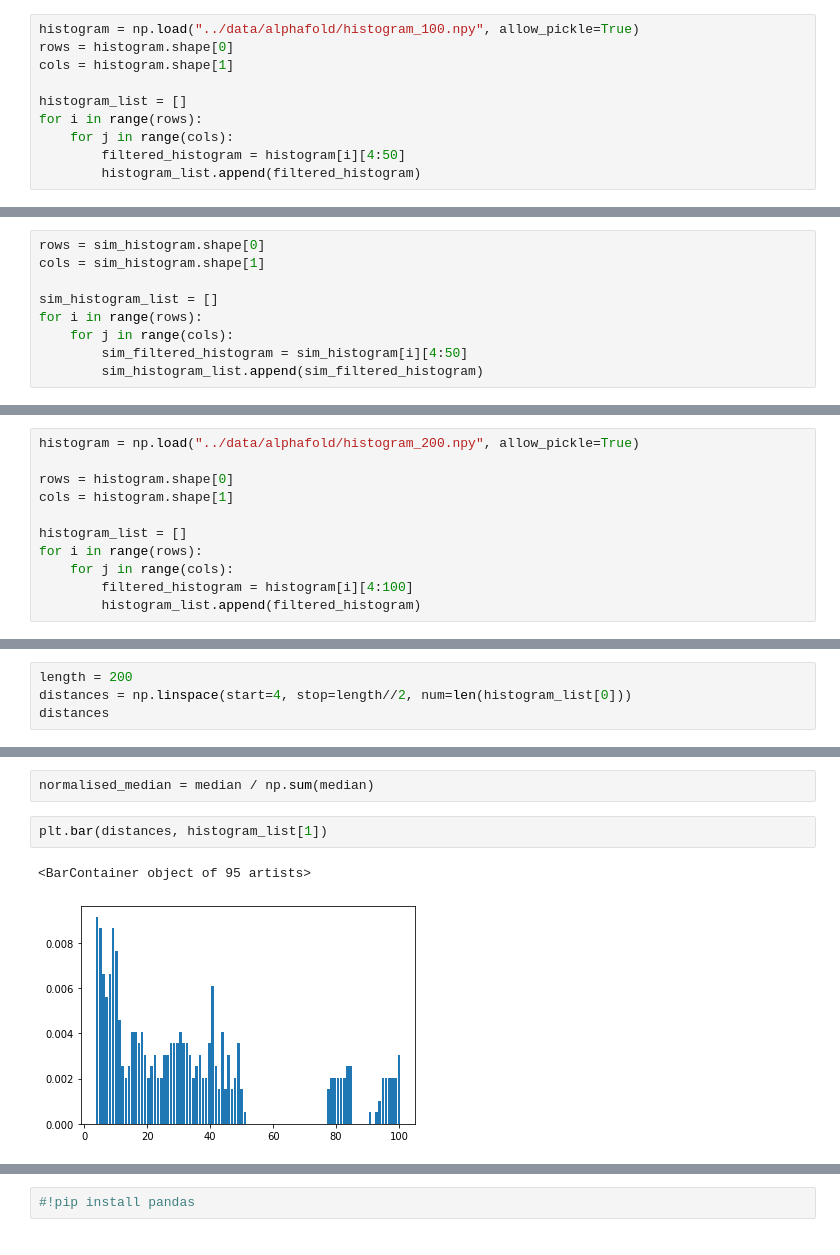
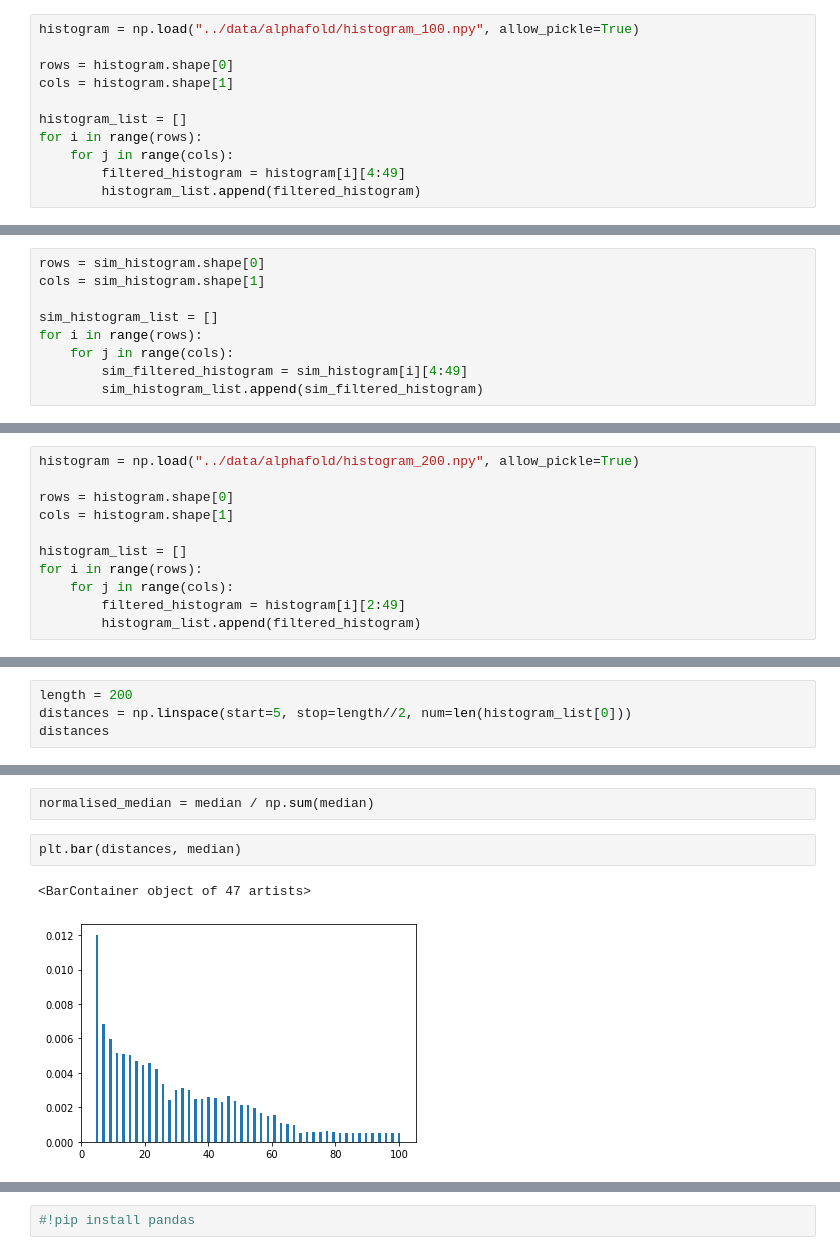
Before and after one commit to meyresearch/amino_acid_distance_distributions, a Jupyter notebook: scripts/sanity_checking_plots.ipynb, the cells around one changed output, grey strips where cells are left out. Saved outputs shown, nothing was run; the diff lists cells and outputs as text.

```diff
--- a/scripts/sanity_checking_plots.ipynb
+++ b/scripts/sanity_checking_plots.ipynb
@@ -8,11 +8,12 @@ import pandas as pd
 # 100s
 # %%
 histogram = np.load("../data/alphafold/histogram_100.npy", allow_pickle=True)
+
 rows = histogram.shape[0]
 cols = histogram.shape[1]
 
 histogram_list = []
 for i in range(rows):
     for j in range(cols):
-        filtered_histogram = histogram[i][4:50]
+        filtered_histogram = histogram[i][4:49]
         histogram_list.append(filtered_histogram)
@@ -105,7 +86,7 @@ cols = sim_histogram.shape[1]
 sim_histogram_list = []
 for i in range(rows):
     for j in range(cols):
-        sim_filtered_histogram = sim_histogram[i][4:50]
+        sim_filtered_histogram = sim_histogram[i][4:49]
         sim_histogram_list.append(sim_filtered_histogram)
 # %%
 sim_median = np.quantile(sim_histogram_list, q=0.5, axis=0)
@@ -171,7 +150,7 @@ cols = histogram.shape[1]
 histogram_list = []
 for i in range(rows):
     for j in range(cols):
-        filtered_histogram = histogram[i][4:100]
+        filtered_histogram = histogram[i][2:49]
         histogram_list.append(filtered_histogram)
 # %%
 len(histogram_list)
@@ -203,5 +173,5 @@ array([0.00599382, 0.00517726, 0.00507123, 0.00504779, 0.00468223,
 # %%
 length = 200
-distances = np.linspace(start=4, stop=length//2, num=len(histogram_list[0]))
+distances = np.linspace(start=5, stop=length//2, num=len(histogram_list[0]))
 distances
 # %% [output]
@@ -225,10 +190,10 @@ array([  4.        ,   5.0212766 ,   6.04255319,   7.06382979,
 # %%
 normalised_median = median / np.sum(median)
 # %%
-plt.bar(distances, histogram_list[1])
+plt.bar(distances, median)
 # %% [output]
-<BarContainer object of 95 artists>
+<BarContainer object of 47 artists>
-[figure, old version]
+[figure, new version]
 # %%
 plt.scatter(distances, normalised_median)
 plt.loglog()
```
Also changed, not shown: parts of 73 cells of this notebook, 16 other files.
